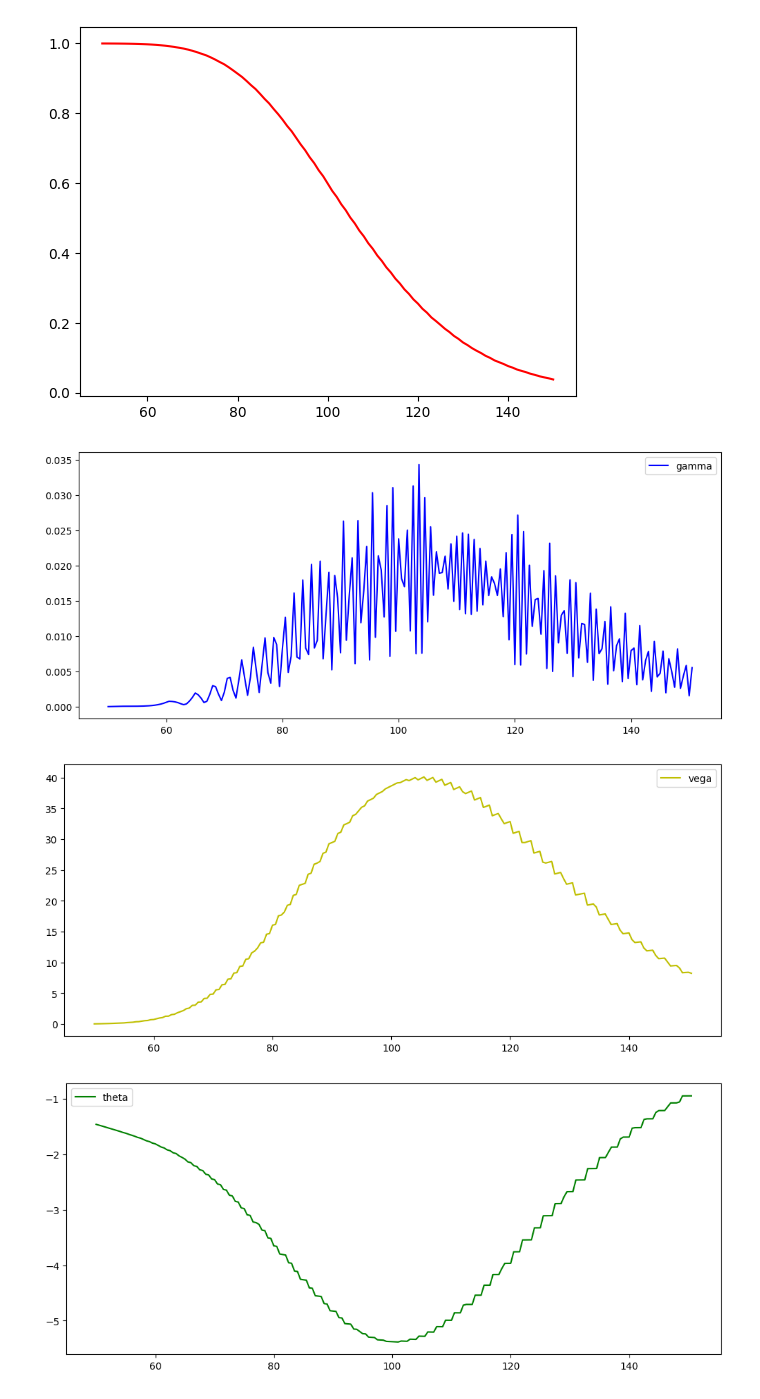
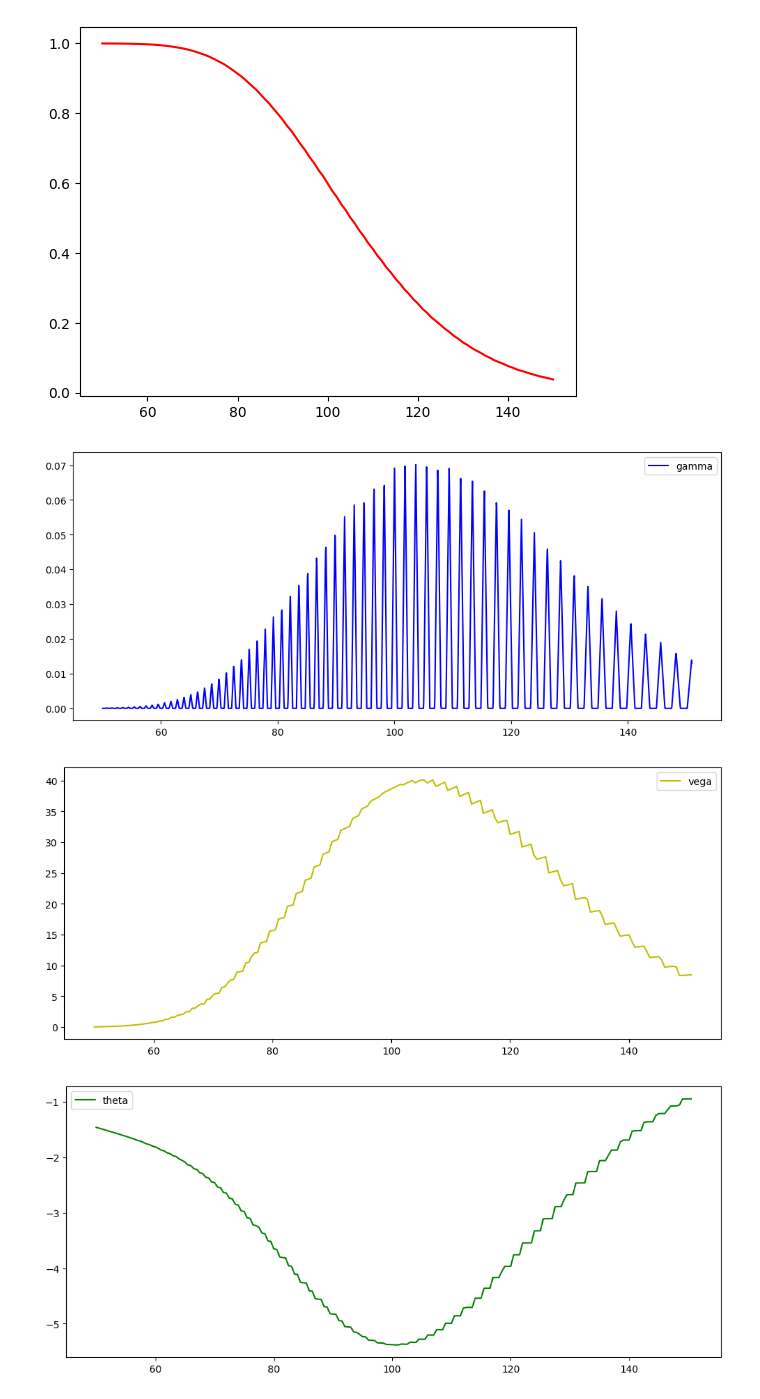
Before and after one commit to changjulian17/mqf_practice, a Jupyter notebook: QF607_Numerical Methods/exerciset1.ipynb, the cells around one changed output. Saved outputs shown, nothing was run; the diff lists cells and outputs as text; code cells hidden in the pictures.

```diff
--- a/QF607_Numerical Methods/exerciset1.ipynb
+++ b/QF607_Numerical Methods/exerciset1.ipynb
@@ -274,7 +274,7 @@ class greekType(str, Enum):
     theta = 'theta'
     rho = 'rho'
 
-def binomialGreeks(S, r, vol, T, strike, greekType, calib) -> float:
+def binomialGreeks(S, r, vol, T, strike, greekType, calib=crrCalib) -> float:
     n = 500
     payoff = PayoffType.Call
 
@@ -403,32 +435,32 @@ plt.show()
 deltas = []
 ks = range(50, 151)
 for k in ks:
-    deltas.append(binomialGreeks(S, r, vol, T, k, 'delta'))
+    deltas.append(binomialGreeks(S, r, vol, T, k, 'delta', crrCalib))
 
 plt.plot(ks, deltas, 'r', label = 'delta')
 # %% [output]
 [<matplotlib.lines.Line2D at 0x...>]
 [figure]
 # %%
-ks = np.arange(50, 151, 0.5)  # More granular strikes
-gammas = [binomialGreeks(S, r, vol, T, k, 'gamma') for k in ks]
+ks = np.arange(50, 151, 0.05)  # More granular strikes
+gammas = [binomialGreeks(S, r, vol, T, k, 'gamma', crrCalib) for k in ks]
 
 plt.figure(figsize=(12, 5))
 plt.plot(ks, gammas, 'b', label='gamma')
 plt.legend()
 plt.show()
 # %% [output]
-[figure, old version]
+[figure, new version]
 # %%
 ks = np.arange(50, 151, 0.5)  # More granular strikes
-vegas = [binomialGreeks(S, r, vol, T, k, 'vega') for k in ks]
+vegas = [binomialGreeks(S, r, vol, T, k, 'vega', crrCalib) for k in ks]
 
 plt.figure(figsize=(12, 5))
 plt.plot(ks, vegas, 'y', label='vega')
 plt.legend()
 plt.show()
 # %% [output]
-[figure, old version]
+[figure, new version]
 # %%
 ks = np.arange(50, 151, 0.5)  # More granular strikes
 thetas = [binomialGreeks(S, r, vol, T, k, 'theta') for k in ks]
```
Also changed, not shown: parts of 1 cell of this notebook, 8 other files.
